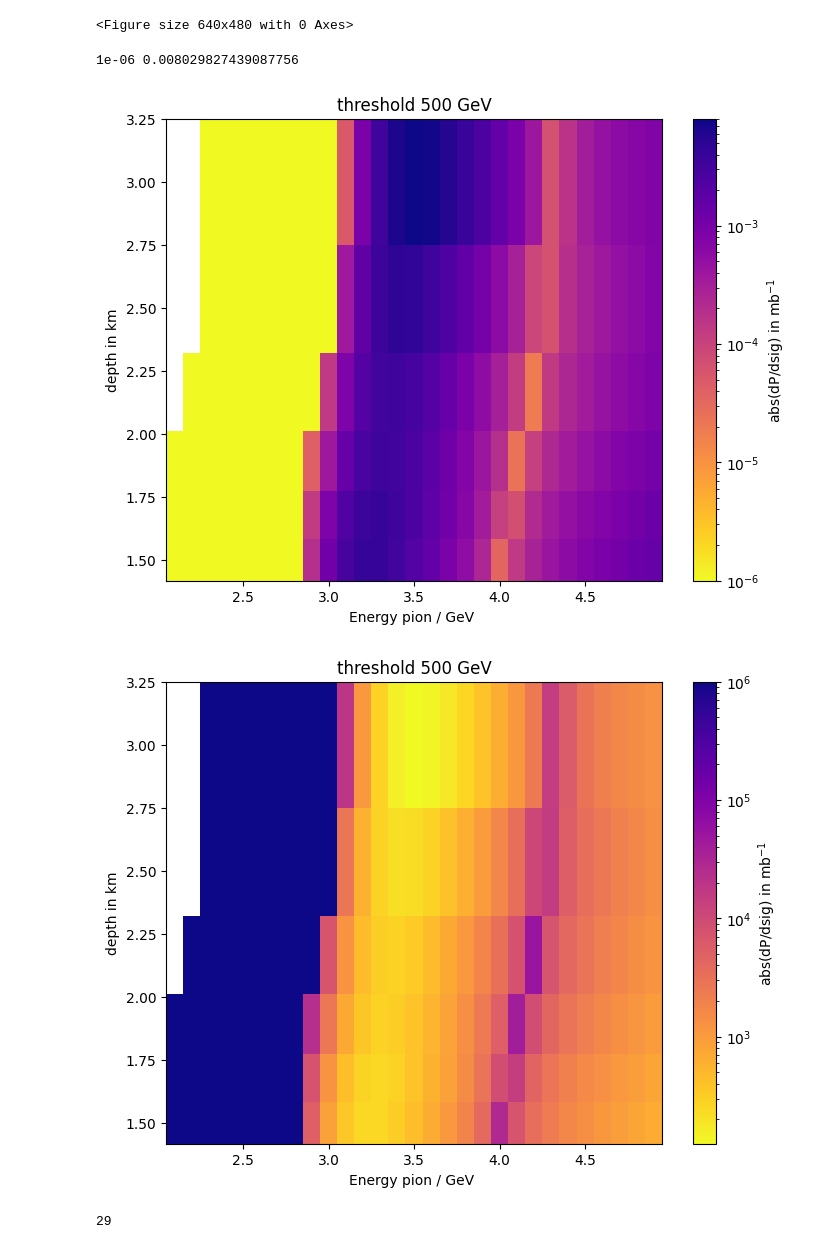
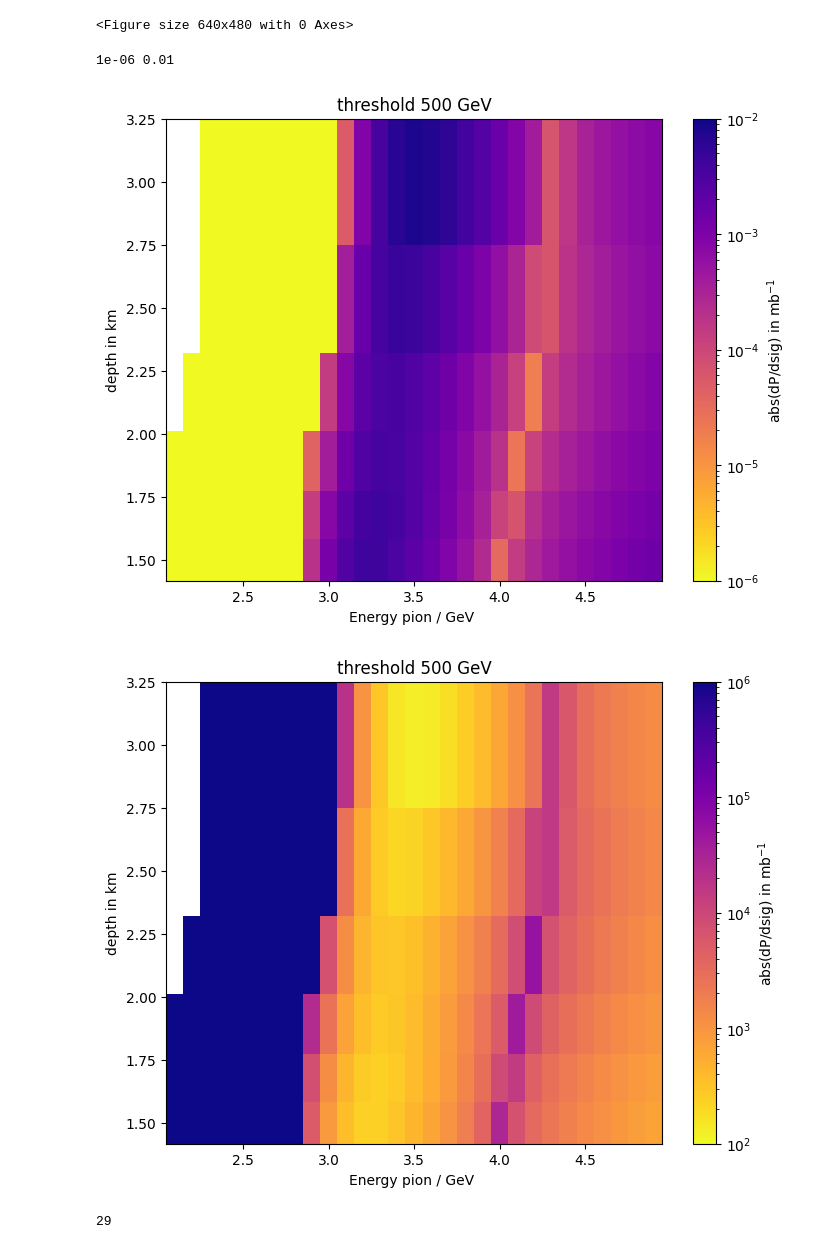
Before and after one commit to karohymon/cs-analysis, a Jupyter notebook: IceCube_diffuse_underground_bundles/slope_param_thresholdintegration.ipynb, the cells around one changed output. Saved outputs shown, nothing was run; the diff lists cells and outputs as text; code cells hidden in the pictures.

```diff
--- a/IceCube_diffuse_underground_bundles/slope_param_thresholdintegration.ipynb
+++ b/IceCube_diffuse_underground_bundles/slope_param_thresholdintegration.ipynb
@@ -372,46 +372,46 @@ plt.clf()
 from matplotlib.colors import LogNorm
 z = np.abs(dP_dsig_500)
 z_min = 1e-6
-z_max = np.max(z)
+z_max = 1e-2
 
 print(z_min,z_max)
 
 
 # Calculate the first and last bin edges slant depth
 depth_edges = np.zeros(len(sl) + 1)
 depth_edges[0] = sl[0] - (sl[1] - sl[0]) / 2
 depth_edges[-1] = sl[-1] + (sl[-1] - sl[-2]) / 2
 
 e0_edges = e0_values + [4.95]
 
 # Calculate edges for the interior bins
 for i in range(1, len(sl)):
     depth_edges[i] = (sl[i-1] + sl[i]) / 2
 
 plt.figure(figsize=(8, 6))
 plt.pcolormesh(e0_edges,depth_edges, z, cmap='plasma_r',
                norm=LogNorm(vmin=z_min, vmax=z_max), shading='auto')
 
 # Add color bar with logarithmic scale and set the min/max values
 cbar = plt.colorbar(label="abs(dP/dsig) in mb$^{-1}$", norm=LogNorm(vmin=z_min, vmax=z_max))
 
 # Set labels
 plt.xlabel('Energy pion / GeV ')
 plt.ylabel('depth in km')
 plt.title('threshold 500 GeV')
 
 
 # Display the plot
 plt.savefig(plot_dir + 'slope_param_2D_dPdsig_d_energy_ebintest_threshold500gev.png')
 plt.show()
 # %% [output]
-1e-06 0.008029827439087756
+1e-06 0.01
-[figure, old version]
+[figure, new version]
 # %%
 # 2D plot
 
 z = np.abs(dP_dsig_500**(-1))
-z_min = np.min(z)
+z_min = 1e2
 z_max = 1e6
 
 
@@ -445,7 +445,7 @@ plt.title('threshold 500 GeV')
 plt.savefig(plot_dir + 'slope_param_2D_ddsigdP_d_energy_ebintest_threshold500gev.png')
 plt.show()
 # %% [output]
-[figure, old version]
+[figure, new version]
 # %%
 len(e0_values)
 # %% [output]
```
Also changed, not shown: 1 other file.
